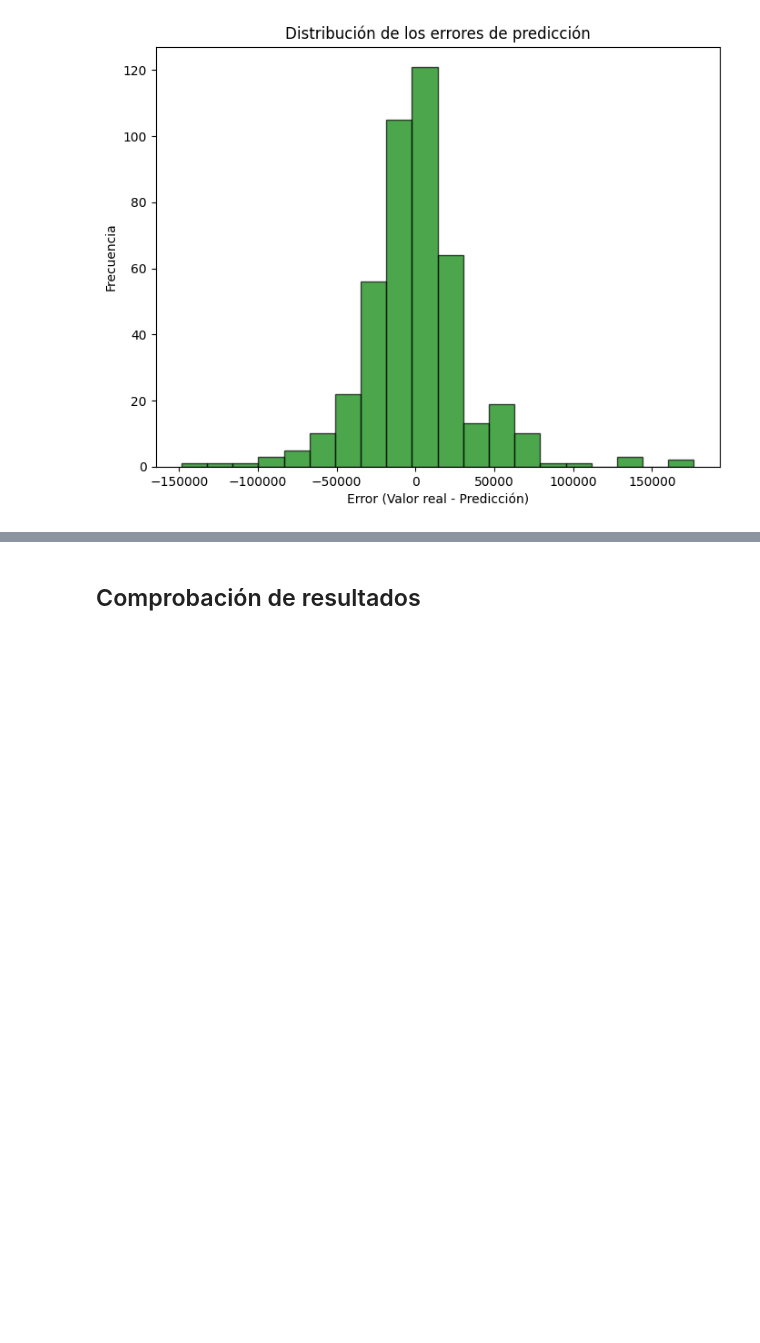
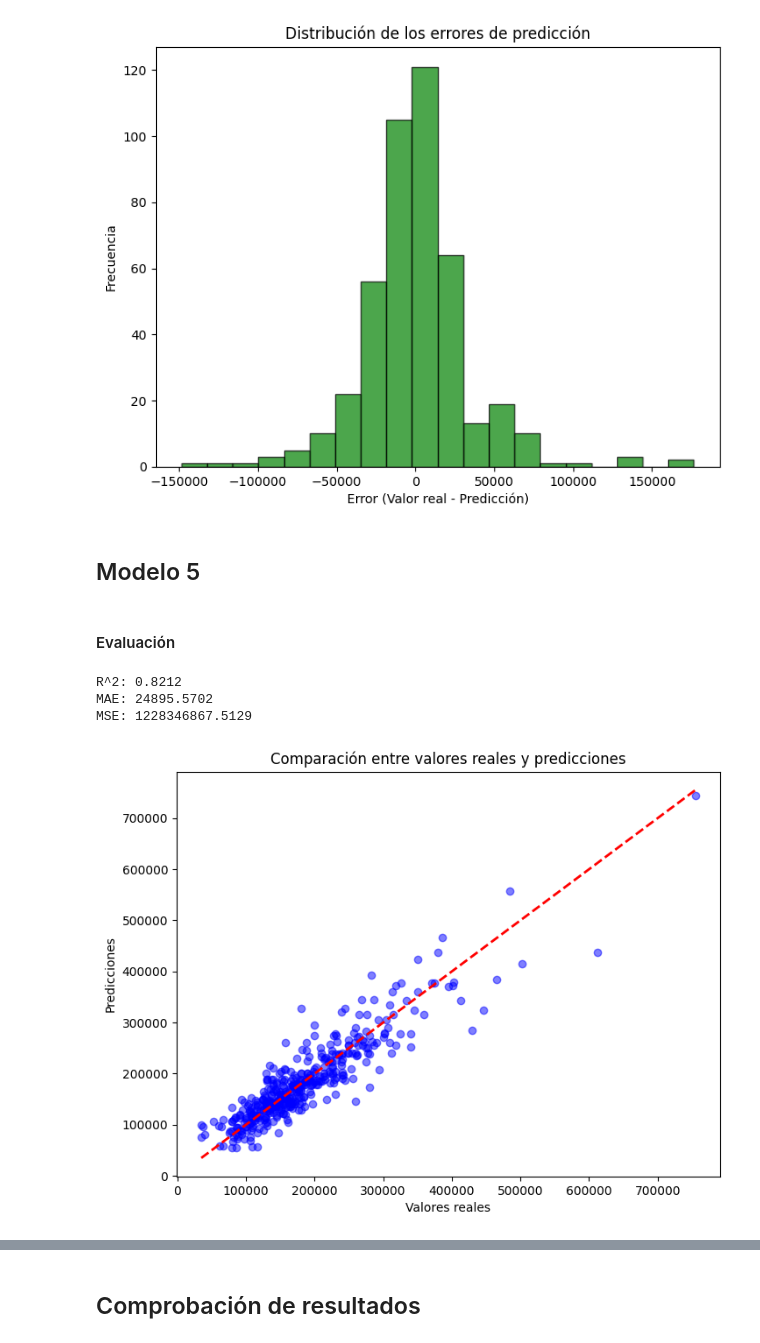
Before and after one commit to Fabiola-cc/InmoValor_SA, a Jupyter notebook: Arbol_regresion.ipynb, the cells around one changed output, grey strips where cells are left out. Saved outputs shown, nothing was run; the diff lists cells and outputs as text; code cells hidden in the pictures; blank space fills up the shorter version.

Commit message:
feat: extra model, max_depth=17

```diff
--- a/Arbol_regresion.ipynb
+++ b/Arbol_regresion.ipynb
@@ -281,3 +293,37 @@ plt.ylabel("Frecuencia")
 plt.show()
 # %% [output]
 [figure]
+# %% [markdown]
+## Modelo 5
+# %%
+# Entrenar modelo
+modelo = DecisionTreeRegressor(max_depth=17)
+modelo.fit(X_train_scaled, y_train)
+
+# Predicciones
+modelo1_pred = modelo.predict(X_test_scaled)
+# %% [markdown]
+#### Evaluación
+# %%
+r2 = r2_score(y_test, modelo1_pred)
+print(f"R^2: {r2:.4f}")
+
+mae = mean_absolute_error(y_test, modelo1_pred)
+print(f"MAE: {mae:.4f}")
+
+mse = mean_squared_error(y_test, modelo1_pred)
+print(f"MSE: {mse:.4f}")
+# %% [output]
+R^2: 0.8212
+MAE: 24895.5702
+MSE: 1228346867.5129
+# %%
+plt.figure(figsize=(8, 6))
+plt.scatter(y_test, modelo1_pred, color='blue', alpha=0.5)
+plt.plot([y_test.min(), y_test.max()], [y_test.min(), y_test.max()], 'r--', lw=2)  # Línea diagonal
+plt.title("Comparación entre valores reales y predicciones")
+plt.xlabel("Valores reales")
+plt.ylabel("Predicciones")
+plt.show()
+# %% [output]
+[figure, added]
```
Also changed, not shown: parts of 4 cells of this notebook.
